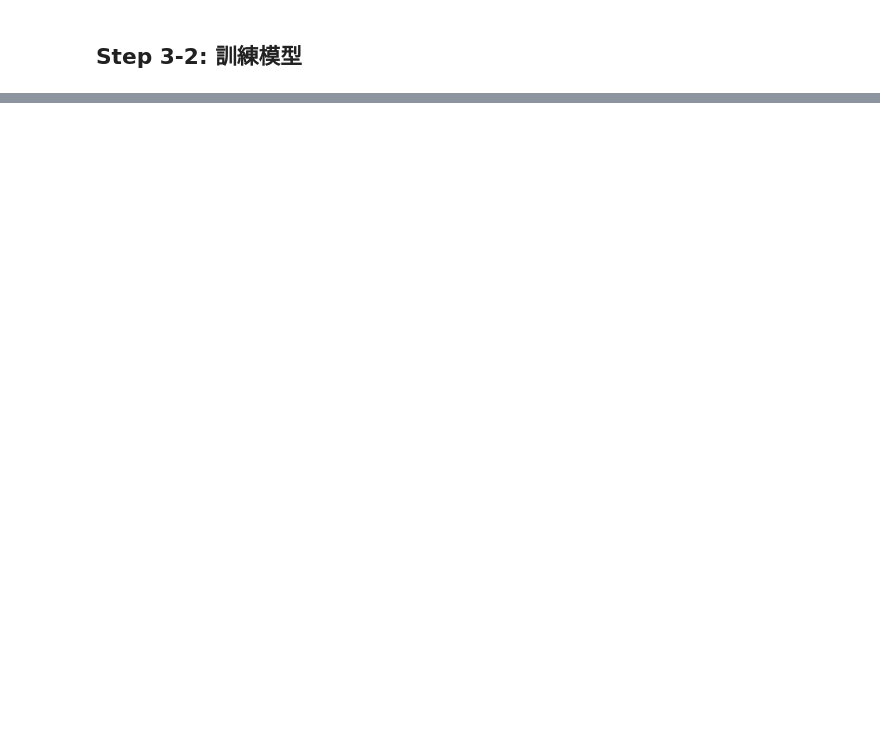
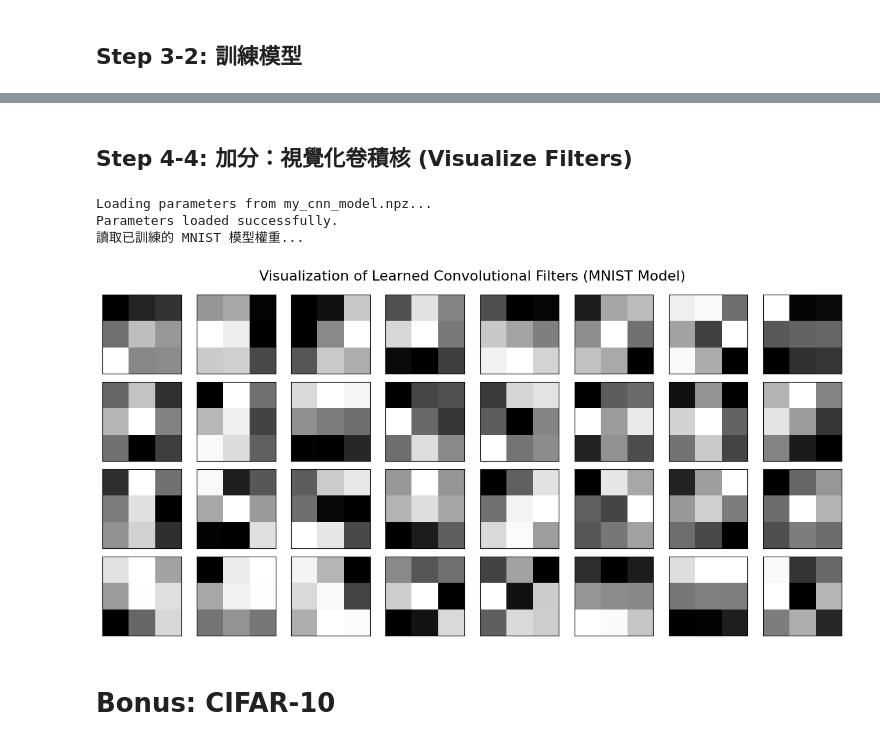
Before and after one commit to coke5151/nchu-ai-introduction, a Jupyter notebook: notebooks/hw4.ipynb, the cells around one changed output, grey strips where cells are left out. Saved outputs shown, nothing was run; the diff lists cells and outputs as text; code cells hidden in the pictures; blank space fills up the shorter version.

```diff
--- a/notebooks/hw4.ipynb
+++ b/notebooks/hw4.ipynb
@@ -681,0 +1074,2 @@ for i in range(num_classes):
+# %%
+trained_parameters = load_parameters("my_cnn_model.npz")
@@ -681,0 +1127,18 @@ for i in range(num_classes):
+# %%
+# 我們直接在 CuPy 陣列上進行計算
+print("--- Performance Metrics per Class ---")
+for i in range(num_classes):
+    true_positives = confusion_matrix_cp[i, i]
+    # 該 Col 的總和 (所有被預測為 i 的) - TP
+    false_positives = cp.sum(confusion_matrix_cp[:, i]) - true_positives
+    # 該 Row 的總和 (所有實際上是 i 的) - TP
+    false_negatives = cp.sum(confusion_matrix_cp[i, :]) - true_positives
+
+    # 計算 Precision 和 Recall
+    precision = true_positives / (true_positives + false_positives)
+    recall = true_positives / (true_positives + false_negatives)
+
+    print(f"數字 '{i}':")
+    # 使用 .asnumpy() 以便格式化輸出
+    print(f"  精確率 (Precision): {cp.asnumpy(precision):.4f}")
+    print(f"  召回率 (Recall):    {cp.asnumpy(recall):.4f}")
@@ -681,0 +1203,51 @@ for i in range(num_classes):
+# %% [markdown]
+## Step 4-4: 加分：視覺化卷積核 (Visualize Filters)
+# %%
+trained_parameters = load_parameters("my_cnn_model.npz")
+if 'trained_parameters' in locals() or 'trained_parameters' in globals():
+    print("讀取已訓練的 MNIST 模型權重...")
+
+    # 1. 從權重字典中取出第一個卷積層的權重 (W_conv)
+    # 它的 shape 是 (n_filters, C_in, f, f)，在此為 (32, 1, 3, 3)
+    W_conv_cp = trained_parameters['W_conv']
+
+    # 2. 將 CuPy 陣列移至 CPU 並轉為 NumPy 陣列，以便 Matplotlib 處理
+    W_conv_np = cp.asnumpy(W_conv_cp)
+
+    # 3. 設定視覺化圖表
+    # 我們有 32 個 filters，可以用一個 4x8 的網格來顯示
+    num_filters = W_conv_np.shape[0]
+    fig, axes = plt.subplots(4, 8, figsize=(12, 6))
+
+    # 設定主標題
+    fig.suptitle('Visualization of Learned Convolutional Filters (MNIST Model)', fontsize=16)
+
+    # 4. 遍歷所有 filters 並在子圖中繪製
+    for i, ax in enumerate(axes.flat):
+        # 檢查是否還有 filter 可以顯示
+        if i < num_filters:
+            # 取出第 i 個 filter 的權重。
+            # 由於 MNIST 是灰階，輸入頻道只有 1，所以我們用 [i, 0, :, :]
+            filt = W_conv_np[i, 0, :, :]
+
+            # 使用 imshow 繪製 filter，'gray' 色彩映射適合顯示權重
+            ax.imshow(filt, cmap='gray')
+
+        # 隱藏座標軸刻度，讓圖表更簡潔
+        ax.set_xticks([])
+        ax.set_yticks([])
+
+    # 調整子圖之間的間距
+    plt.tight_layout()
+    # 顯示圖表
+    plt.show()
+
+else:
+    print("錯誤：找不到 'trained_parameters'。請先確定您已成功訓練並載入 MNIST 模型。")
+# %% [output]
+Loading parameters from my_cnn_model.npz...
+Parameters loaded successfully.
+讀取已訓練的 MNIST 模型權重...
+[figure, added]
+# %% [markdown]
+# Bonus: CIFAR-10
```
Also changed, not shown: parts of 121 cells of this notebook.
